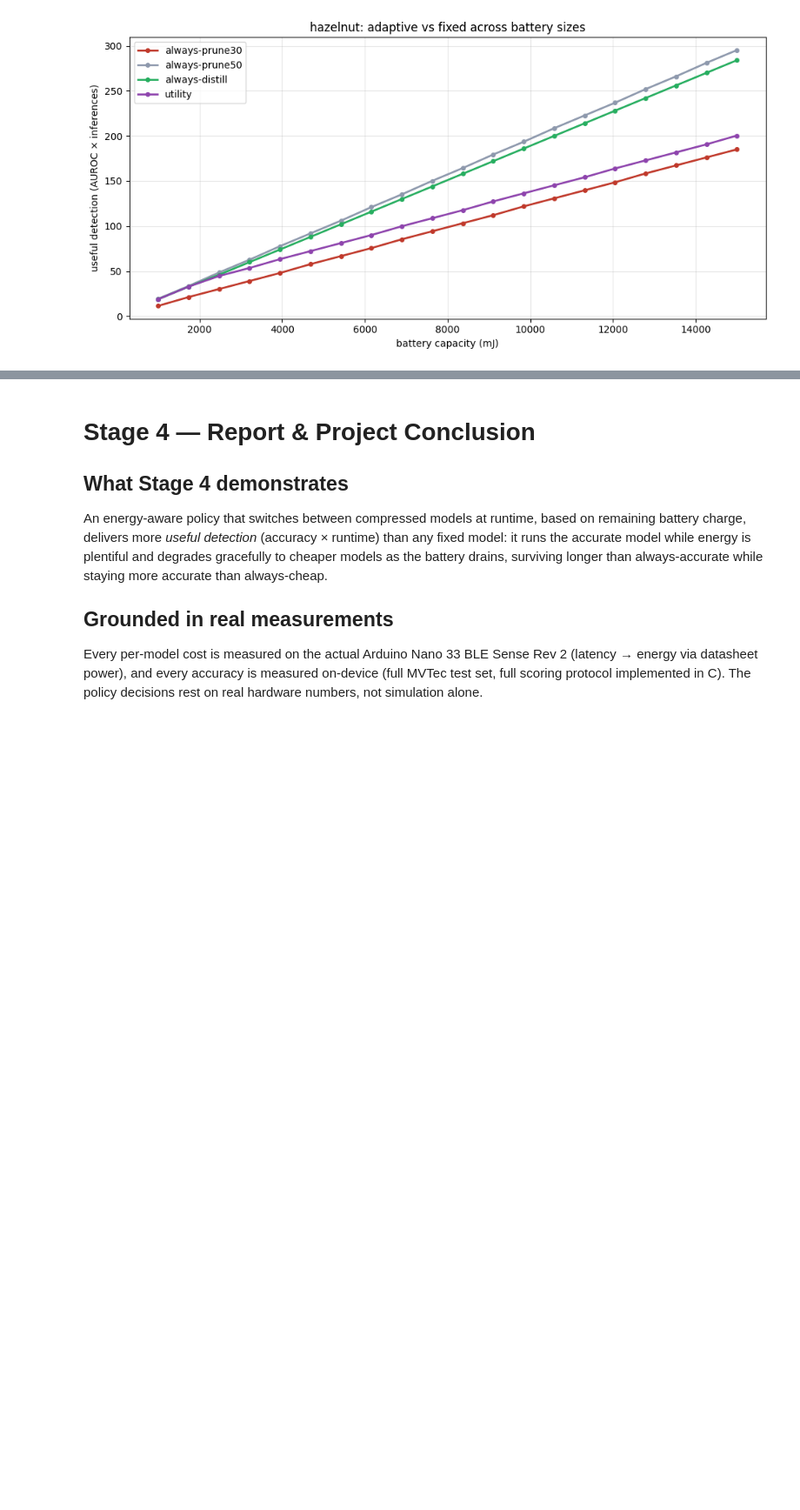
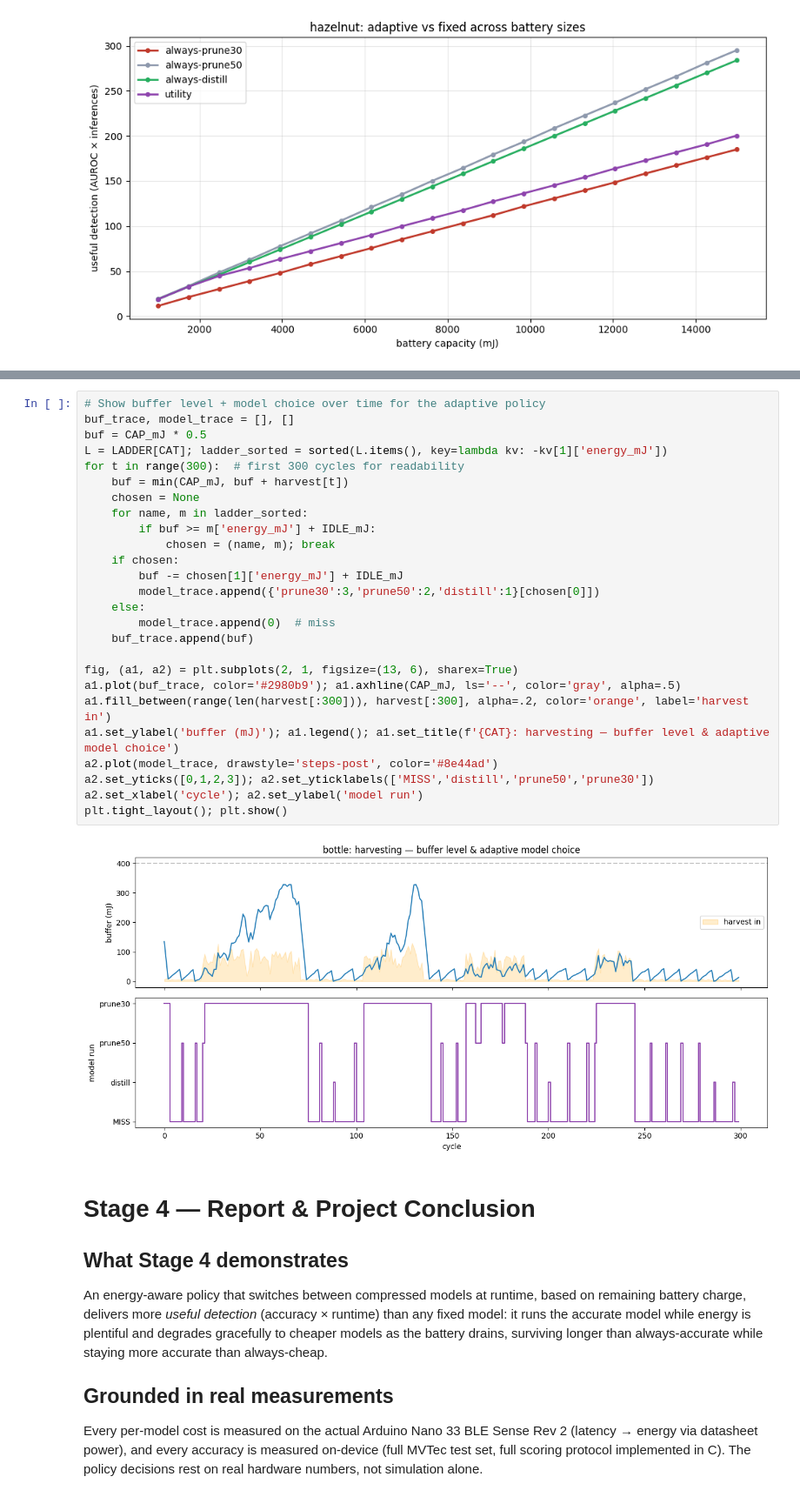
Before and after one commit to ilkabret/LowPowerES, a Jupyter notebook: Final_Project/Stage4_EnergyAdaptive.ipynb, the cells around one changed output, grey strips where cells are left out. Shown at 87% size. Drawn from its saved outputs; the diff is of its cells as text; blank space fills up the shorter version.

Commit message:
add adaptative energy

```diff
--- a/Final_Project/Stage4_EnergyAdaptive.ipynb
+++ b/Final_Project/Stage4_EnergyAdaptive.ipynb
@@ -265,3 +340,31 @@ plt.tight_layout(); plt.show()
+# %%
+# Show buffer level + model choice over time for the adaptive policy
+buf_trace, model_trace = [], []
+buf = CAP_mJ * 0.5
+L = LADDER[CAT]; ladder_sorted = sorted(L.items(), key=lambda kv: -kv[1]['energy_mJ'])
+for t in range(300):  # first 300 cycles for readability
+    buf = min(CAP_mJ, buf + harvest[t])
+    chosen = None
+    for name, m in ladder_sorted:
+        if buf >= m['energy_mJ'] + IDLE_mJ:
+            chosen = (name, m); break
+    if chosen:
+        buf -= chosen[1]['energy_mJ'] + IDLE_mJ
+        model_trace.append({'prune30':3,'prune50':2,'distill':1}[chosen[0]])
+    else:
+        model_trace.append(0)  # miss
+    buf_trace.append(buf)
+
+fig, (a1, a2) = plt.subplots(2, 1, figsize=(13, 6), sharex=True)
+a1.plot(buf_trace, color='#2980b9'); a1.axhline(CAP_mJ, ls='--', color='gray', alpha=.5)
+a1.fill_between(range(len(harvest[:300])), harvest[:300], alpha=.2, color='orange', label='harvest in')
+a1.set_ylabel('buffer (mJ)'); a1.legend(); a1.set_title(f'{CAT}: harvesting — buffer level & adaptive model choice')
+a2.plot(model_trace, drawstyle='steps-post', color='#8e44ad')
+a2.set_yticks([0,1,2,3]); a2.set_yticklabels(['MISS','distill','prune50','prune30'])
+a2.set_xlabel('cycle'); a2.set_ylabel('model run')
+plt.tight_layout(); plt.show()
+# %% [output]
+[figure, added]
 # %% [markdown]
 # Stage 4 — Report & Project Conclusion
 
```
Also changed, not shown: parts of 1 cell of this notebook.
